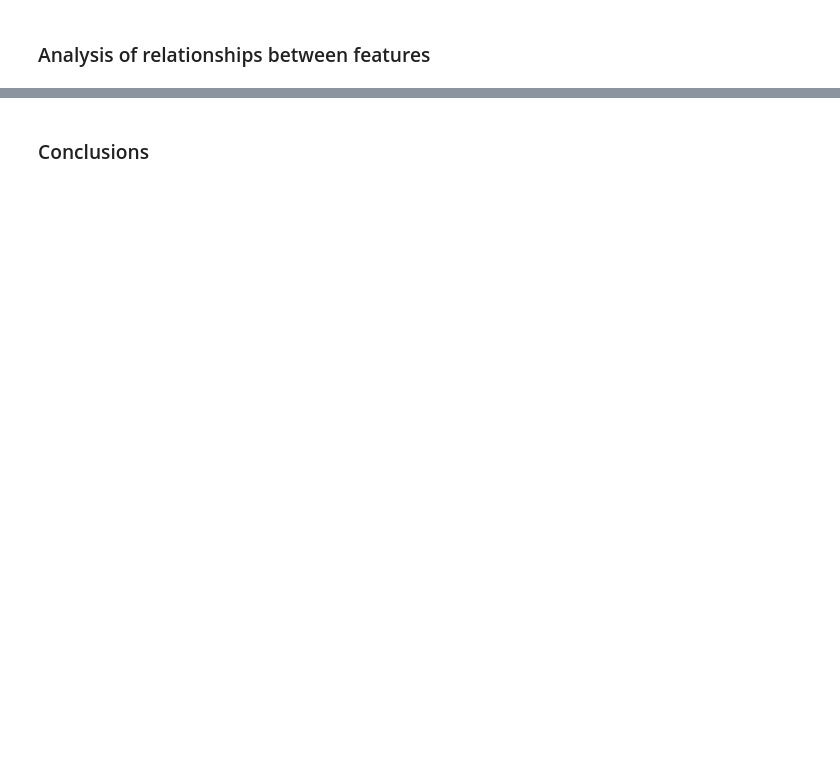
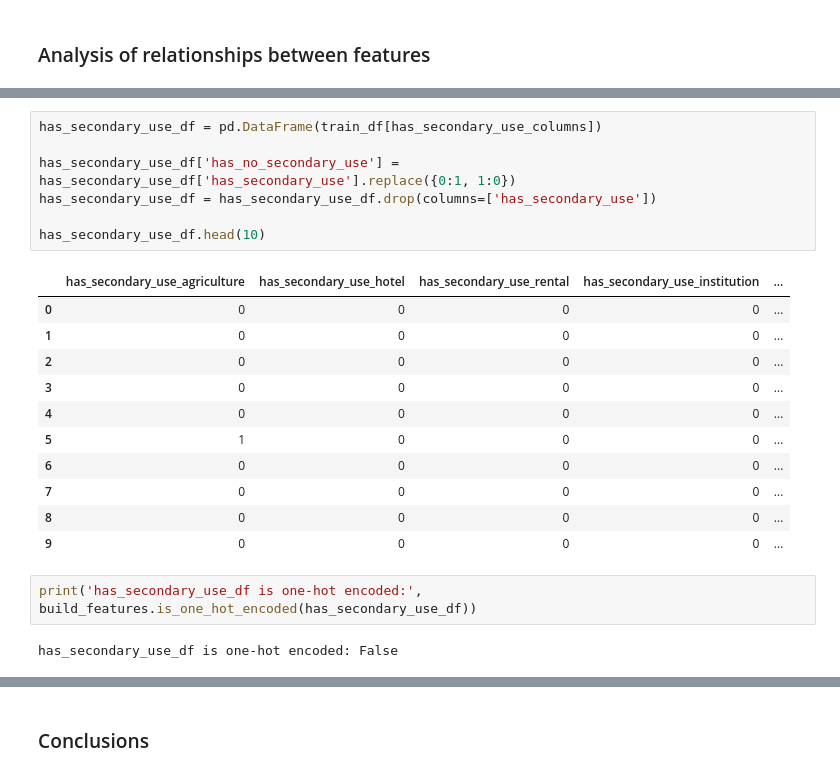
Before and after one commit to Sidies/-2015_Gorkha_earthquake_damage_prediction, a Jupyter notebook: notebooks/Exploration.ipynb, the cells around one changed output, grey strips where cells are left out. Drawn from its saved outputs; the diff is of its cells as text; blank space fills up the shorter version.

```diff
--- a/notebooks/Exploration.ipynb
+++ b/notebooks/Exploration.ipynb
@@ -218,0 +357,23 @@ target_df.head(10)
+# %%
+has_secondary_use_df = pd.DataFrame(train_df[has_secondary_use_columns])
+
+has_secondary_use_df['has_no_secondary_use'] = has_secondary_use_df['has_secondary_use'].replace({0:1, 1:0})
+has_secondary_use_df = has_secondary_use_df.drop(columns=['has_secondary_use'])
+
+has_secondary_use_df.head(10)
+# %% [output]
+|  | has_secondary_use_agriculture | has_secondary_use_hotel | has_secondary_use_rental | has_secondary_use_institution | ... |
+| 0 | 0 | 0 | 0 | 0 | ... |
+| 1 | 0 | 0 | 0 | 0 | ... |
+| 2 | 0 | 0 | 0 | 0 | ... |
+| 3 | 0 | 0 | 0 | 0 | ... |
+| 4 | 0 | 0 | 0 | 0 | ... |
+| 5 | 1 | 0 | 0 | 0 | ... |
+| 6 | 0 | 0 | 0 | 0 | ... |
+| 7 | 0 | 0 | 0 | 0 | ... |
+| 8 | 0 | 0 | 0 | 0 | ... |
+| 9 | 0 | 0 | 0 | 0 | ... |
+# %%
+print('has_secondary_use_df is one-hot encoded:', build_features.is_one_hot_encoded(has_secondary_use_df))
+# %% [output]
+has_secondary_use_df is one-hot encoded: False
```
Also changed, not shown: parts of 29 cells of this notebook, 1 other file.
